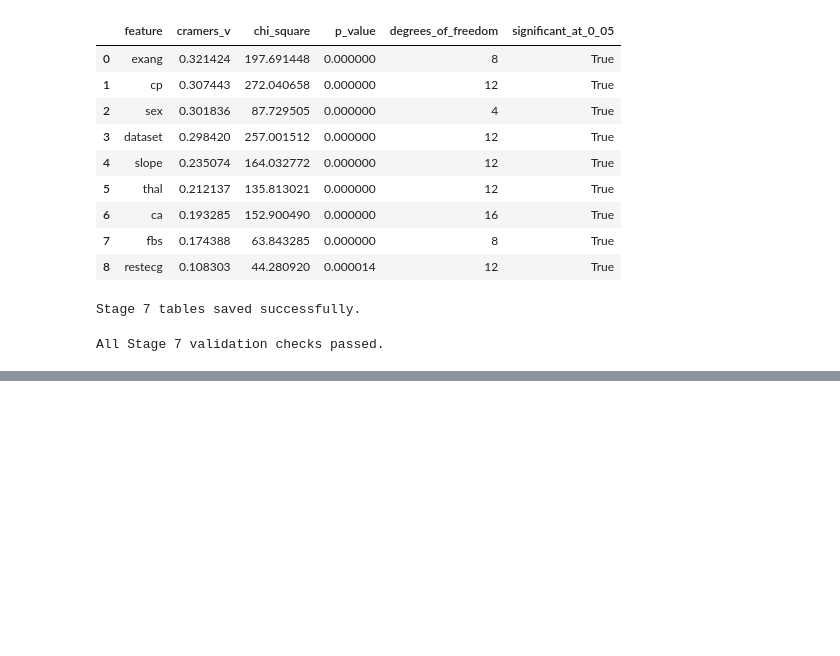
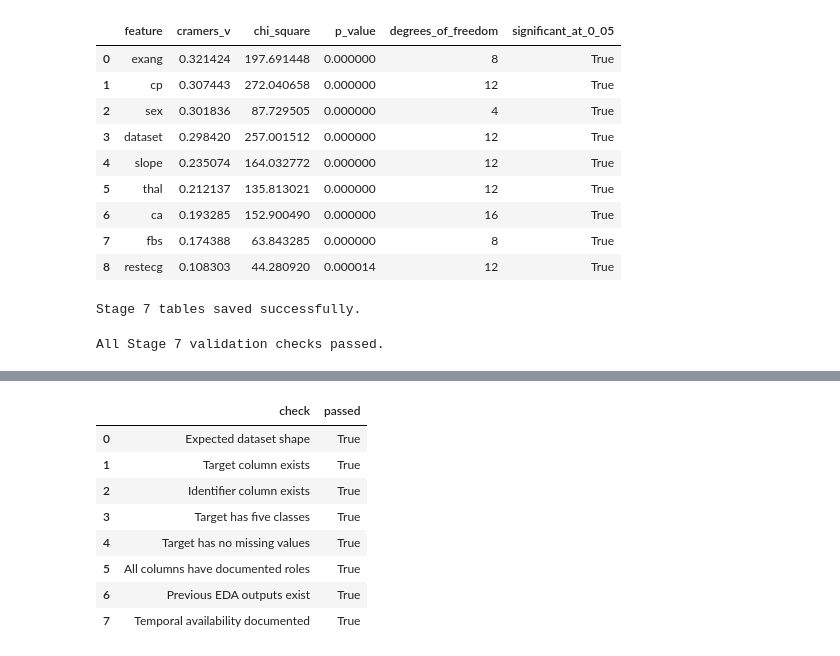
Before and after one commit to AmirhosseinKhadivi/DataMining-Course-Project, a Jupyter notebook: notebooks/02_exploratory_data_analysis.ipynb, the cells around one changed output, grey strips where cells are left out. Saved outputs shown, nothing was run; the diff lists cells and outputs as text; code cells hidden in the pictures; blank space fills up the shorter version.

```diff
--- a/notebooks/02_exploratory_data_analysis.ipynb
+++ b/notebooks/02_exploratory_data_analysis.ipynb
@@ -1925,0 +2775,81 @@ All Stage 7 validation checks passed.
+# %%
+readiness_checks = [
+    {
+        "check": "Expected dataset shape",
+        "passed": df_raw.shape == (920, 16),
+    },
+    {
+        "check": "Target column exists",
+        "passed": "num" in df_raw.columns,
+    },
+    {
+        "check": "Identifier column exists",
+        "passed": "id" in df_raw.columns,
+    },
+    {
+        "check": "Target has five classes",
+        "passed": (
+            sorted(
+                df_raw["num"]
+                .dropna()
+                .unique()
+                .tolist()
+            )
+            == [0, 1, 2, 3, 4]
+        ),
+    },
+    {
+        "check": "Target has no missing values",
+        "passed": (
+            int(df_raw["num"].isna().sum())
+            == 0
+        ),
+    },
+    {
+        "check": "All columns have documented roles",
+        "passed": (
+            documented_features
+            == actual_features
+        ),
+    },
+    {
+        "check": "Previous EDA outputs exist",
+        "passed": (
+            len(missing_stage_outputs)
+            == 0
+        ),
+    },
+    {
+        "check": "Temporal availability documented",
+        "passed": True,
+    },
+]
+
+
+project_readiness_check = pd.DataFrame(
+    readiness_checks
+)
+
+
+display(project_readiness_check)
+
+
+all_readiness_checks_passed = bool(
+    project_readiness_check["passed"].all()
+)
+
+
+print(
+    "Ready for modeling:"
+    f" {all_readiness_checks_passed}"
+)
+# %% [output]
+|  | check | passed |
+| 0 | Expected dataset shape | True |
+| 1 | Target column exists | True |
+| 2 | Identifier column exists | True |
+| 3 | Target has five classes | True |
+| 4 | Target has no missing values | True |
+| 5 | All columns have documented roles | True |
+| 6 | Previous EDA outputs exist | True |
+| 7 | Temporal availability documented | True |
```
Also changed, not shown: parts of 15 cells of this notebook, 8 other files.
